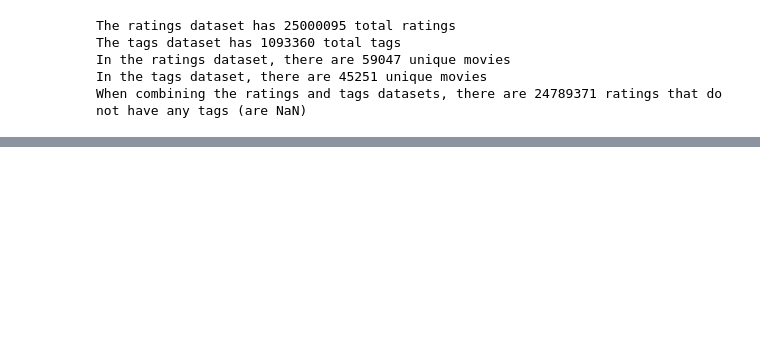
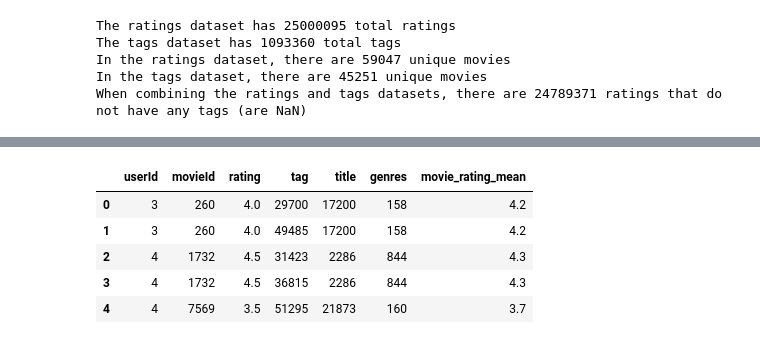
Before and after one commit to maliabarker/CS533-team-assignment, a Jupyter notebook: group-project.ipynb, the cells around one changed output, grey strips where cells are left out. Saved outputs shown, nothing was run; the diff lists cells and outputs as text; code cells hidden in the pictures; blank space fills up the shorter version.

```diff
--- a/group-project.ipynb
+++ b/group-project.ipynb
@@ -181,3 +116,0 @@ Now that we have some basic descriptive stats for ratings, we can join these wit
-# %%
-movies_df = pd.merge(movies_df, ratings_stats, on="movieId", how="inner")
-movies_df.head()
@@ -190,0 +208,5 @@ movies_df.head()
+# %%
+ratings_non_null_tags = ratings_and_tags.dropna()
+ml_dataset = pd.merge(ratings_non_null_tags, movies_df, on='movieId', how='left')
+ml_dataset.drop(columns=['timestamp_x', 'timestamp_y'], inplace=True)
+ml_dataset.head()
@@ -190,0 +266,11 @@ movies_df.head()
+# %%
+# Add means to ml_dataset on movieId
+ml_dataset = pd.merge(ml_dataset, movie_means, on='movieId', how='left')
+ml_dataset.head()
+# %% [output]
+|  | userId | movieId | rating | tag | title | genres | movie_rating_mean |
+| 0 | 3 | 260 | 4.0 | 29700 | 17200 | 158 | 4.2 |
+| 1 | 3 | 260 | 4.0 | 49485 | 17200 | 158 | 4.2 |
+| 2 | 4 | 1732 | 4.5 | 31423 | 2286 | 844 | 4.3 |
+| 3 | 4 | 1732 | 4.5 | 36815 | 2286 | 844 | 4.3 |
+| 4 | 4 | 7569 | 3.5 | 51295 | 21873 | 160 | 3.7 |
```
Also changed, not shown: parts of 67 cells of this notebook.
